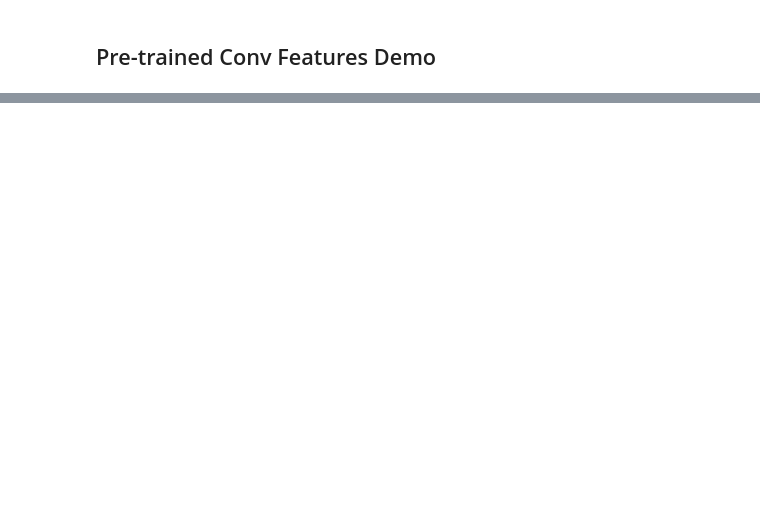
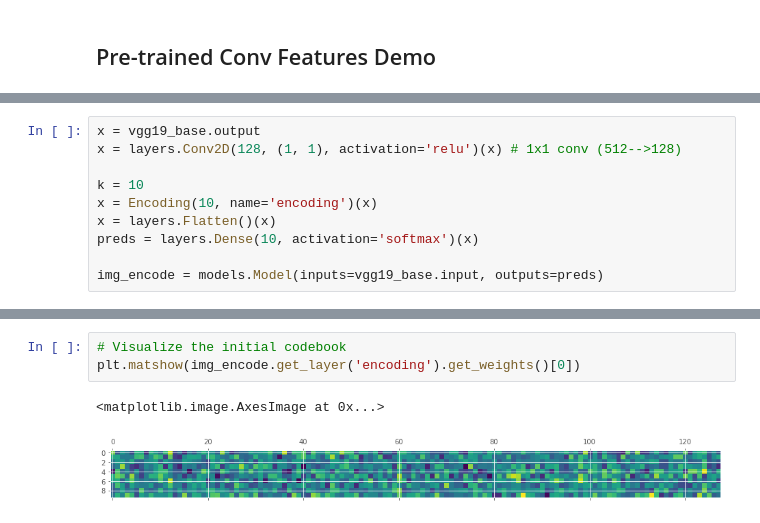
Before and after one commit to rgmyr/keras-texture, a Jupyter notebook: enc_test.ipynb, the cells around one changed output, grey strips where cells are left out. Cells and saved outputs as stored; diff of their text form; blank space fills up the shorter version.

```diff
--- a/enc_test.ipynb
+++ b/enc_test.ipynb
@@ -83 +68,11 @@ ValueError: Input 0 is incompatible with layer flatten_1: expected min_ndim=3, f
+# %%
+x = vgg19_base.output
+x = layers.Conv2D(128, (1, 1), activation='relu')(x) # 1x1 conv (512-->128)
+
+k = 10
+x = Encoding(10, name='encoding')(x)
+x = layers.Flatten()(x)
+preds = layers.Dense(10, activation='softmax')(x)
+
+img_encode = models.Model(inputs=vgg19_base.input, outputs=preds)
 # %%
@@ -109,0 +223,6 @@ print(encoding.shape, pred.shape)
+# %%
+# Visualize the initial codebook
+plt.matshow(img_encode.get_layer('encoding').get_weights()[0])
+# %% [output]
+<matplotlib.image.AxesImage at 0x...>
+[figure, added]
```
Also changed, not shown: parts of 25 cells of this notebook, 2 other files.
